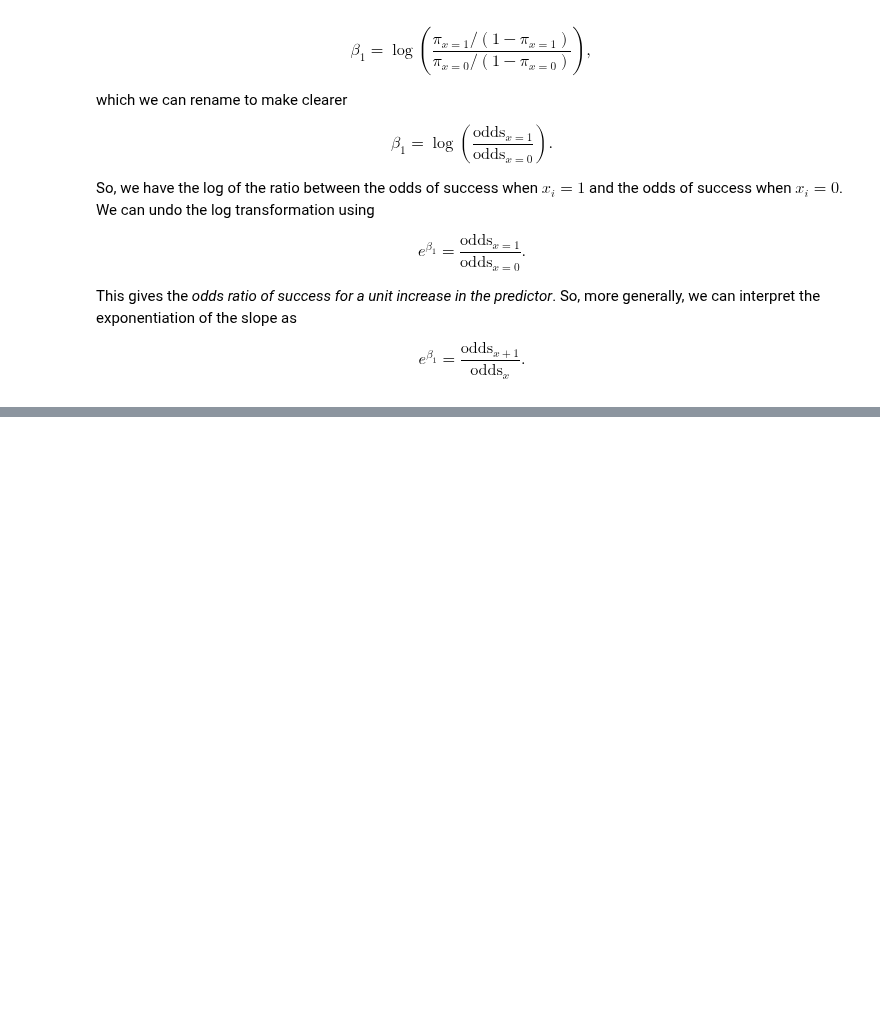
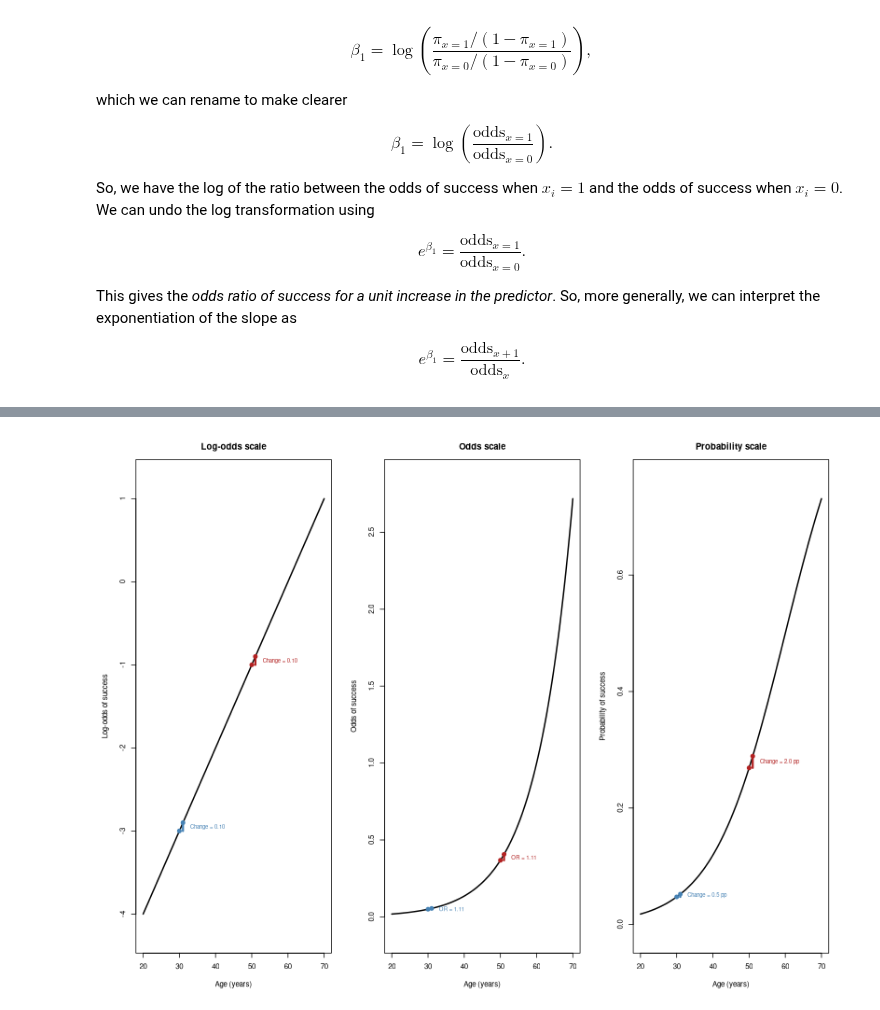
Before and after one commit to PCHN63112-Generalised-Linear-Mixed/logistic-regression, a Jupyter notebook: 1.binary-logistic/2.parameter-interpretation.ipynb, the cells around one changed output, grey strips where cells are left out. Cells and saved outputs as stored; diff of their text form; code cells hidden in the pictures; blank space fills up the shorter version.

```diff
--- a/1.binary-logistic/2.parameter-interpretation.ipynb
+++ b/1.binary-logistic/2.parameter-interpretation.ipynb
@@ -140,0 +152,94 @@ As shown above, we can get the slope parameters to the point where we can interp
+# %%
+
+# Model parameters
+beta0 <- -6
+beta1 <- 0.10
+
+# Ages to compare
+ages <- c(30, 50)
+delta <- 1
+
+# Model functions
+log_odds <- function(age) {
+  beta0 + beta1 * age
+}
+
+odds <- function(age) {
+  exp(log_odds(age))
+}
+
+prob <- function(age) {
+  plogis(log_odds(age))
+}
+
+# Values for plotting
+x <- seq(20, 70, length.out = 500)
+
+# Colours
+cols <- c("steelblue", "firebrick")
+
+# Three panels
+par(mfrow = c(1, 3), mar = c(4.5, 4.5, 3, 1.5))
+
+for (scale in c("log-odds", "odds", "probability")) {
+
+  if (scale == "log-odds") {
+    f <- log_odds
+    ylab <- "Log-odds of success"
+    main <- "Log-odds scale"
+  } else if (scale == "odds") {
+    f <- odds
+    ylab <- "Odds of success"
+    main <- "Odds scale"
+  } else {
+    f <- prob
+    ylab <- "Probability of success"
+    main <- "Probability scale"
+  }
+
+  # Plot fitted relationship
+  yrange <- range(f(x))
+  ylim <- yrange + c(-1, 1) * diff(yrange) * 0.05
+
+  plot(x, f(x),
+       type = "l", lwd = 2,
+       xlab = "Age (years)", ylab = ylab,
+       main = main, ylim = ylim)
+
+  for (i in seq_along(ages)) {
+
+    age1 <- ages[i]
+    age2 <- age1 + delta
+
+    y1 <- f(age1)
+    y2 <- f(age2)
+
+    # Highlight the two predicted values
+    points(c(age1, age2), c(y1, y2),
+           pch = 19, col = cols[i], cex = 1.2)
+
+    # Vertical difference
+    segments(age2, y1, age2, y2,
+             col = cols[i], lwd = 3)
+
+    # Horizontal reference
+    segments(age1, y1, age2, y1,
+             col = cols[i], lty = 2)
+
+    # Labels appropriate to each scale
+    label <- switch(scale,
+      "log-odds" = sprintf("Change = %.2f", y2 - y1),
+      "odds" = sprintf("OR = %.2f", y2 / y1),
+      "probability" = sprintf(
+        "Change = %.1f pp", 100 * (y2 - y1))
+    )
+
+    text(age2 + 2, (y1 + y2) / 2,
+         labels = label, col = cols[i],
+         adj = 0, cex = 0.75)
+  }
+}
+
+par(mfrow = c(1, 1))
+# %% [output]
+[figure, added]
```
Also changed, not shown: parts of 6 cells of this notebook.
